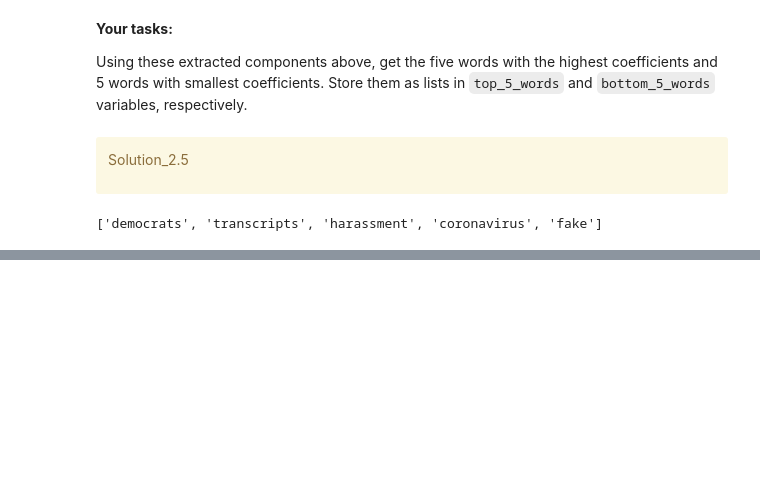
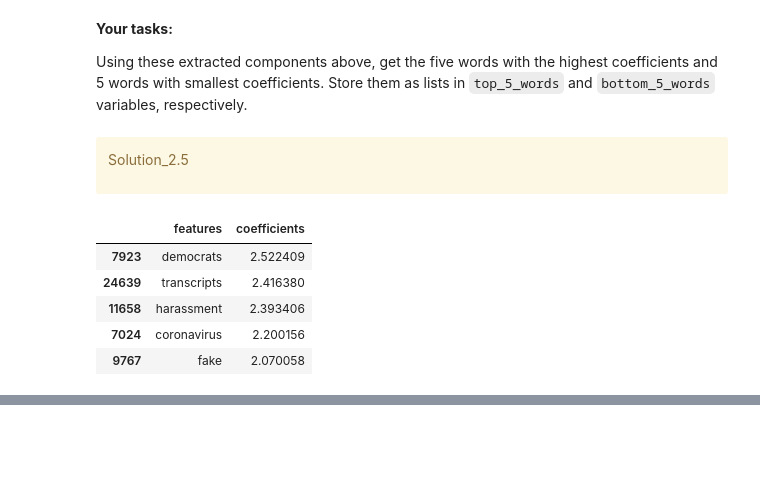
Before and after one commit to olichengus/CPSC330HW, a Jupyter notebook: hw4/hw4.ipynb, the cells around one changed output, grey strips where cells are left out. Cells and saved outputs as stored; diff of their text form; code cells hidden in the pictures; blank space fills up the shorter version.

```diff
--- a/hw4/hw4.ipynb
+++ b/hw4/hw4.ipynb
@@ -387,15 +406,20 @@ Solution_2.5
 # %%
 X_counts = vec_from_pipe.fit_transform(X_train)
 vocab = np.array(vec_from_pipe.get_feature_names_out())
 lr_from_pipe.fit(X_counts,y_train)
 coef = lr_from_pipe.coef_[0]
 # derived from Lecture 7
 data = {"features": vocab, "coefficients": coef}
 weighted_df = pd.DataFrame(data)
 ascending_df = weighted_df.sort_values(by='coefficients')
 descending_df = weighted_df.sort_values(by='coefficients',ascending=False)
-top_5_words = [descending_df['features'][7923],'transcripts','harassment','coronavirus','fake']
+top_5_words = ['democrats','transcripts','harassment','coronavirus','fake']
 bottom_5_words = ['realdonaldtrump','barackobama','trump2016pic','donaldtrump','thanks']
 descending_df.head()
 # %% [output]
-['democrats', 'transcripts', 'harassment', 'coronavirus', 'fake']
+|  | features | coefficients |
+| 7923 | democrats | 2.522409 |
+| 24639 | transcripts | 2.416380 |
+| 11658 | harassment | 2.393406 |
+| 7024 | coronavirus | 2.200156 |
+| 9767 | fake | 2.070058 |
```
Also changed, not shown: parts of 17 cells of this notebook.
